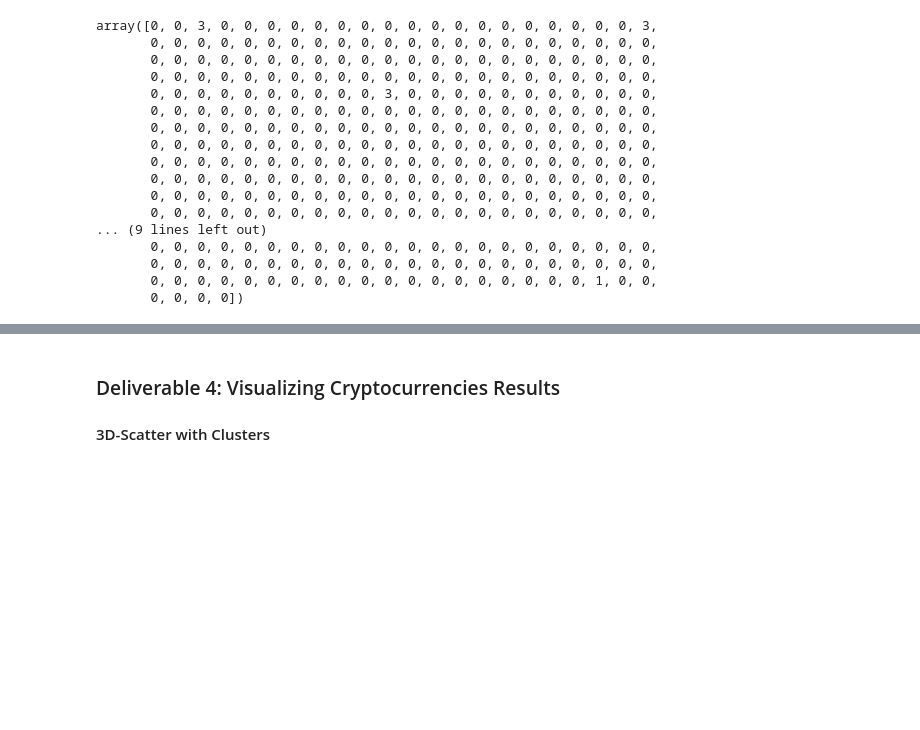
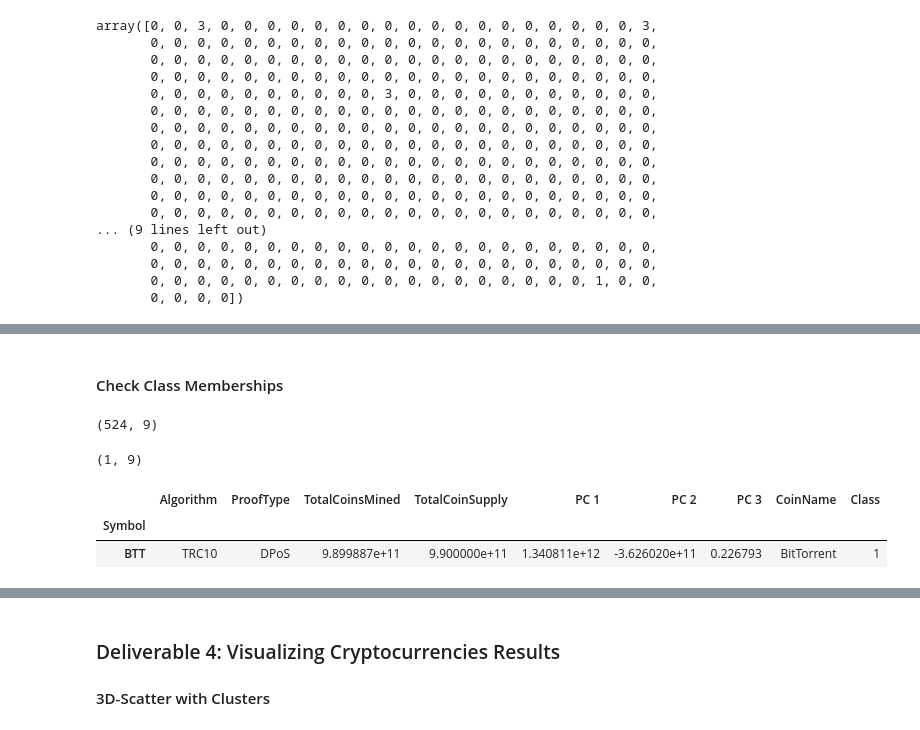
Before and after one commit to TPapiernik/Module_18_Challenge, a Jupyter notebook: crypto_clustering.ipynb, the cells around one changed output, grey strips where cells are left out. Saved outputs shown, nothing was run; the diff lists cells and outputs as text; code cells hidden in the pictures; blank space fills up the shorter version.

```diff
--- a/crypto_clustering.ipynb
+++ b/crypto_clustering.ipynb
@@ -376,3 +378,19 @@ clustered_df.head(10)
 | XMR | CryptoNight-V7 | PoW | 1.720114e+07 | 0.000000e+00 | -1.162074e+10 | -5.651521e+08 | -0.697859 | Monero | 0 |
 | ETC | Ethash | PoW | 1.133597e+08 | 2.100000e+08 | -1.139080e+10 | -5.433762e+08 | -0.707725 | Ethereum Classic | 0 |
 | ZEC | Equihash | PoW | 7.383056e+06 | 2.100000e+07 | -1.160746e+10 | -5.461464e+08 | -0.714882 | ZCash | 0 |
+# %% [markdown]
+#### Check Class Memberships
+# %%
+# Class 0
+print(clustered_df.loc[(clustered_df["Class"] == 0)].shape)
+# %% [output]
+(524, 9)
+# %%
+# Class 1
+print(clustered_df.loc[(clustered_df["Class"] == 1)].shape)
+clustered_df.loc[(clustered_df["Class"] == 1)]
+# %% [output]
+(1, 9)
+|  | Algorithm | ProofType | TotalCoinsMined | TotalCoinSupply | PC 1 | PC 2 | PC 3 | CoinName | Class |
+| Symbol |  |  |  |  |  |  |  |  |  |
+| BTT | TRC10 | DPoS | 9.899887e+11 | 9.900000e+11 | 1.340811e+12 | -3.626020e+11 | 0.226793 | BitTorrent | 1 |
```
Also changed, not shown: parts of 3 cells of this notebook, 2 other files.
